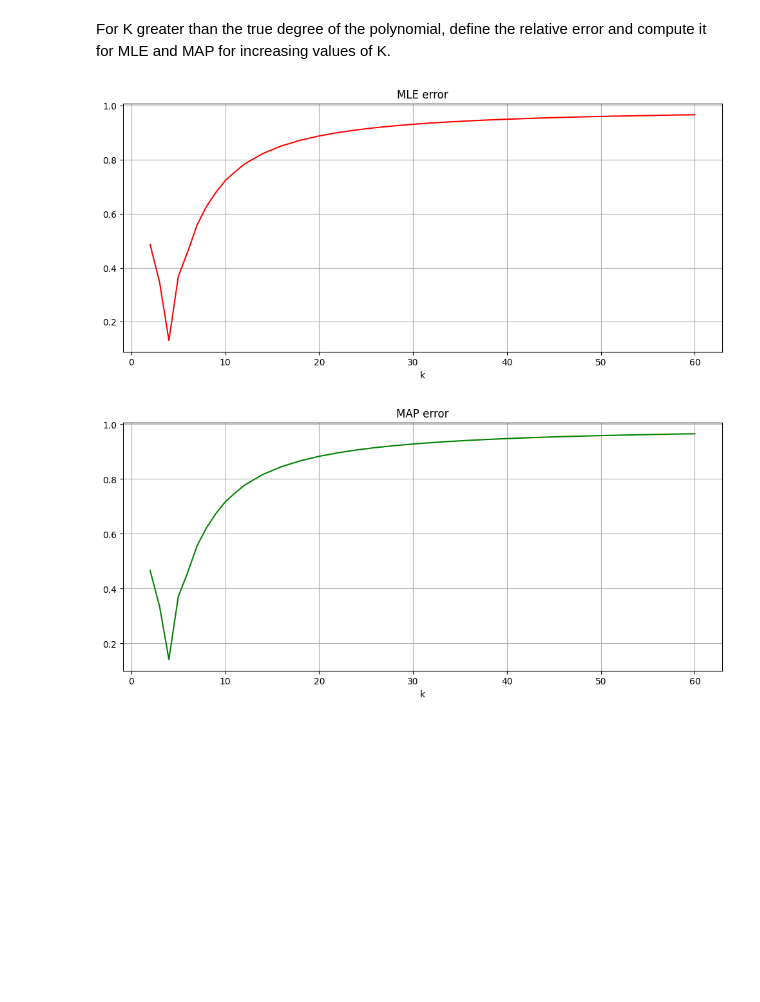
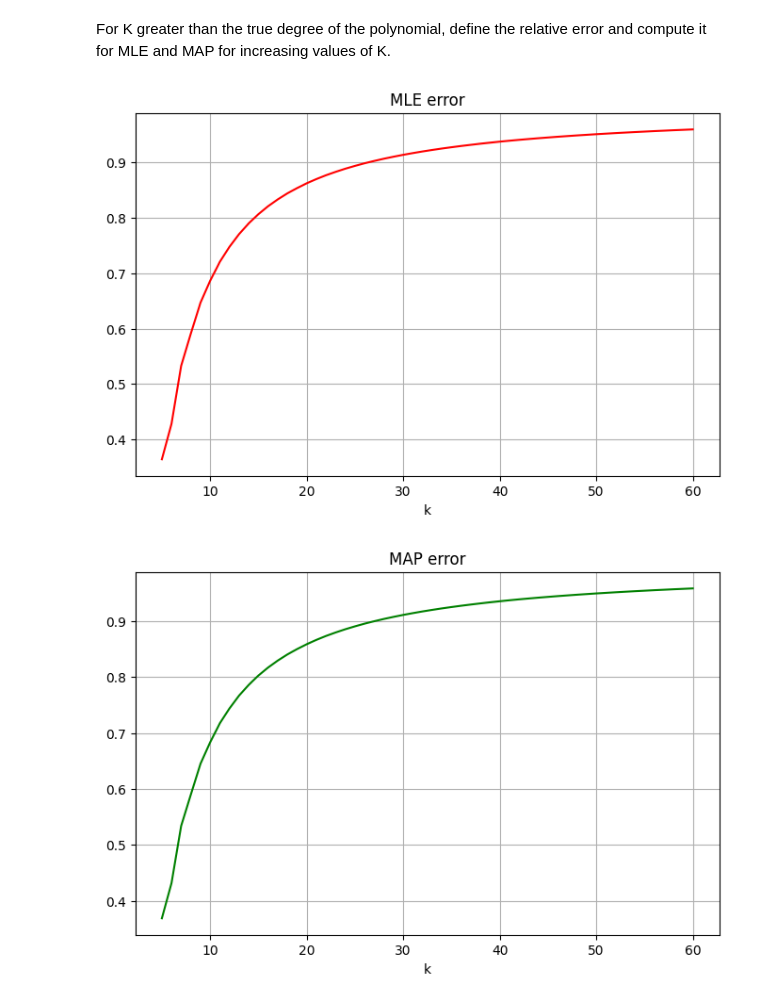
Before and after one commit to ChiaraAngileri/SMM_lab, a Jupyter notebook: Homework4 - no comments.ipynb, the cells around one changed output. Cells and saved outputs as stored; diff of their text form; code cells hidden in the pictures; blank space fills up the shorter version.

```diff
--- a/Homework4 - no comments.ipynb
+++ b/Homework4 - no comments.ipynb
@@ -104,7 +104,7 @@ def GD(grad_f, x0, kmax=100, tolf=1e-6, tolx=1e-6, alpha=1e-3):
 
     return x[-1]
 
-def SGD(grad_l, w0, D, batch_size, n_epochs, lamda=0, alpha=1e-3):
+def SGD(grad_l, w0, D, batch_size, n_epochs, lamda=0, alpha=1e-2):
     X, Y = D
     N = X.shape[0]
 
@@ -299,6 +301,6 @@ For K lower, equal and greater than the correct degree of the test polynomial, p
 # %%
 k_vector = [2, 4, 10]
-l_vector = [0, 0.1, 1]
+l_vector = [0, 0.5, 1]
 
 theta_tot_k = []
 
@@ -408,33 +408,33 @@ def err_theta(theta, k):
         theta_true = np.concatenate(theta_true, np.zeros(diff,))
     return np.linalg.norm(theta - theta_true) / np.linalg.norm(theta_true)
 # %%
-k_vector = np.arange(2, 61)
+k_vector = np.arange(5, 61)
 lmbda = 1
 
 theta_mle_error_tot_k = np.asarray([err_theta(MLE(D_train, k, "GD"), k) for k in k_vector])
 theta_map_error_tot_k = np.asarray([err_theta(MAP(D_train, k, lmbda, "GD"), k) for k in k_vector])
 diff = np.linalg.norm(theta_mle_error_tot_k[:, np.newaxis] - theta_map_error_tot_k[:, np.newaxis], axis=1)
 
-plt.figure(figsize=(12, 5))
+plt.figure(figsize=(8, 5))
 plt.title("MLE error")
 plt.plot(k_vector, theta_mle_error_tot_k, color='red')
 plt.xlabel('k')
 plt.grid()
 plt.show()
 
-plt.figure(figsize=(12, 5))
+plt.figure(figsize=(8, 5))
 plt.title("MAP error")
 plt.plot(k_vector, theta_map_error_tot_k, color='green')
 plt.xlabel('k')
 plt.grid()
 plt.show()
 
-plt.figure(figsize=(12, 5))
+plt.figure(figsize=(8, 5))
 plt.title("Difference between MLE and MAP errors")
 plt.plot(diff)
 plt.xlabel('k')
 plt.grid()
 plt.show()
 # %% [output]
-[figure, old version]
+[figure, new version]
-[figure, old version]
+[figure, new version]
```
Also changed, not shown: parts of 10 cells of this notebook.
